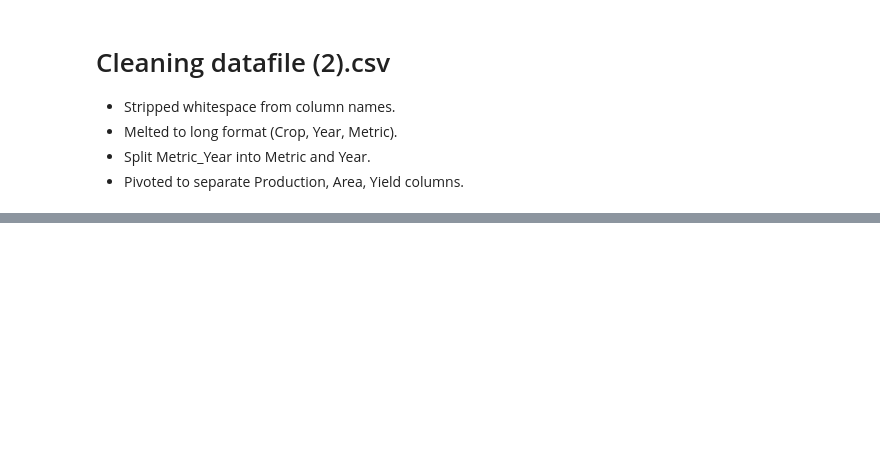
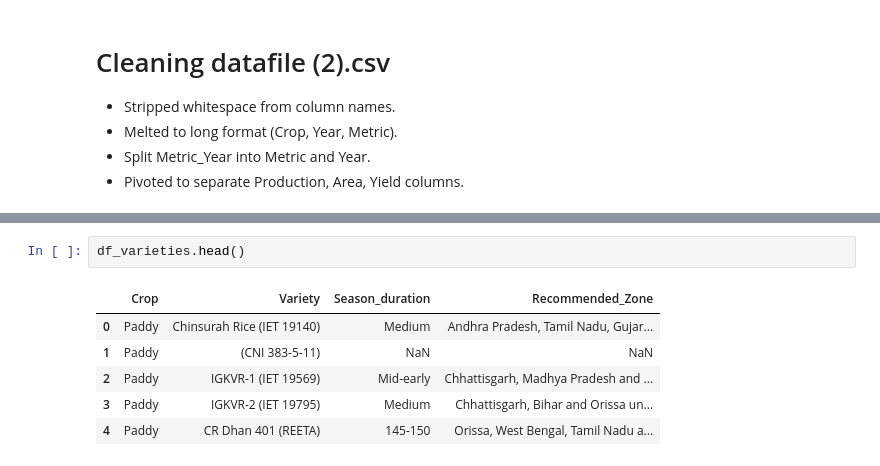
Before and after one commit to shadinmc/Agri-Crop-Prediction-India, a Jupyter notebook: notebooks/Agri_Analysis.ipynb, the cells around one changed output, grey strips where cells are left out. Cells and saved outputs as stored; diff of their text form; blank space fills up the shorter version.

```diff
--- a/notebooks/Agri_Analysis.ipynb
+++ b/notebooks/Agri_Analysis.ipynb
@@ -107,0 +165,9 @@ df_yield_prod.head()
+# %%
+df_varieties.head()
+# %% [output]
+|  | Crop | Variety | Season_duration | Recommended_Zone |
+| 0 | Paddy | Chinsurah Rice (IET 19140) | Medium | Andhra Pradesh, Tamil Nadu, Gujar... |
+| 1 | Paddy | (CNI 383-5-11) | NaN | NaN |
+| 2 | Paddy | IGKVR-1 (IET 19569) | Mid-early | Chhattisgarh, Madhya Pradesh and ... |
+| 3 | Paddy | IGKVR-2 (IET 19795) | Medium | Chhattisgarh, Bihar and Orissa un... |
+| 4 | Paddy | CR Dhan 401 (REETA) | 145-150 | Orissa, West Bengal, Tamil Nadu a... |
```
Also changed, not shown: parts of 14 cells of this notebook.
